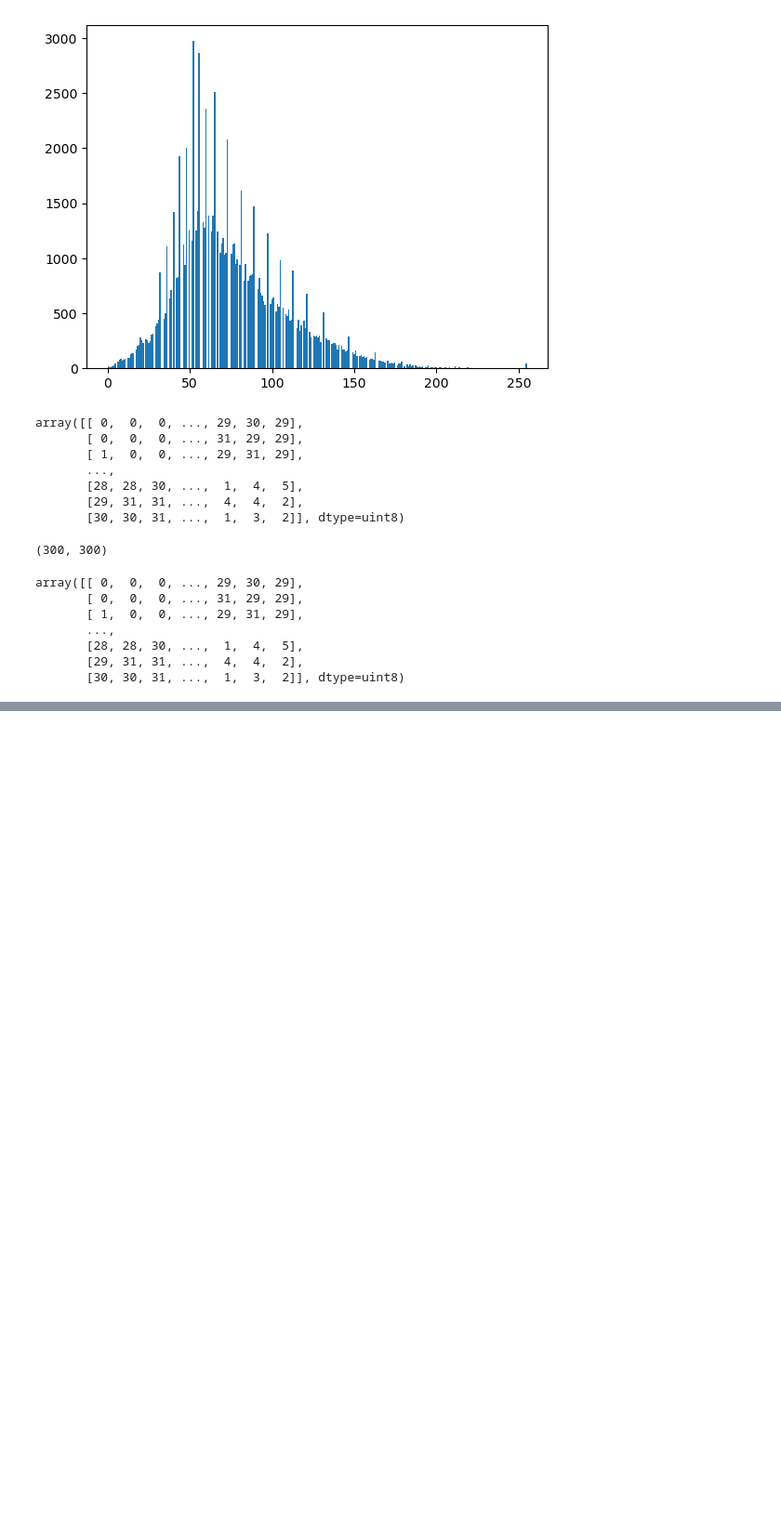
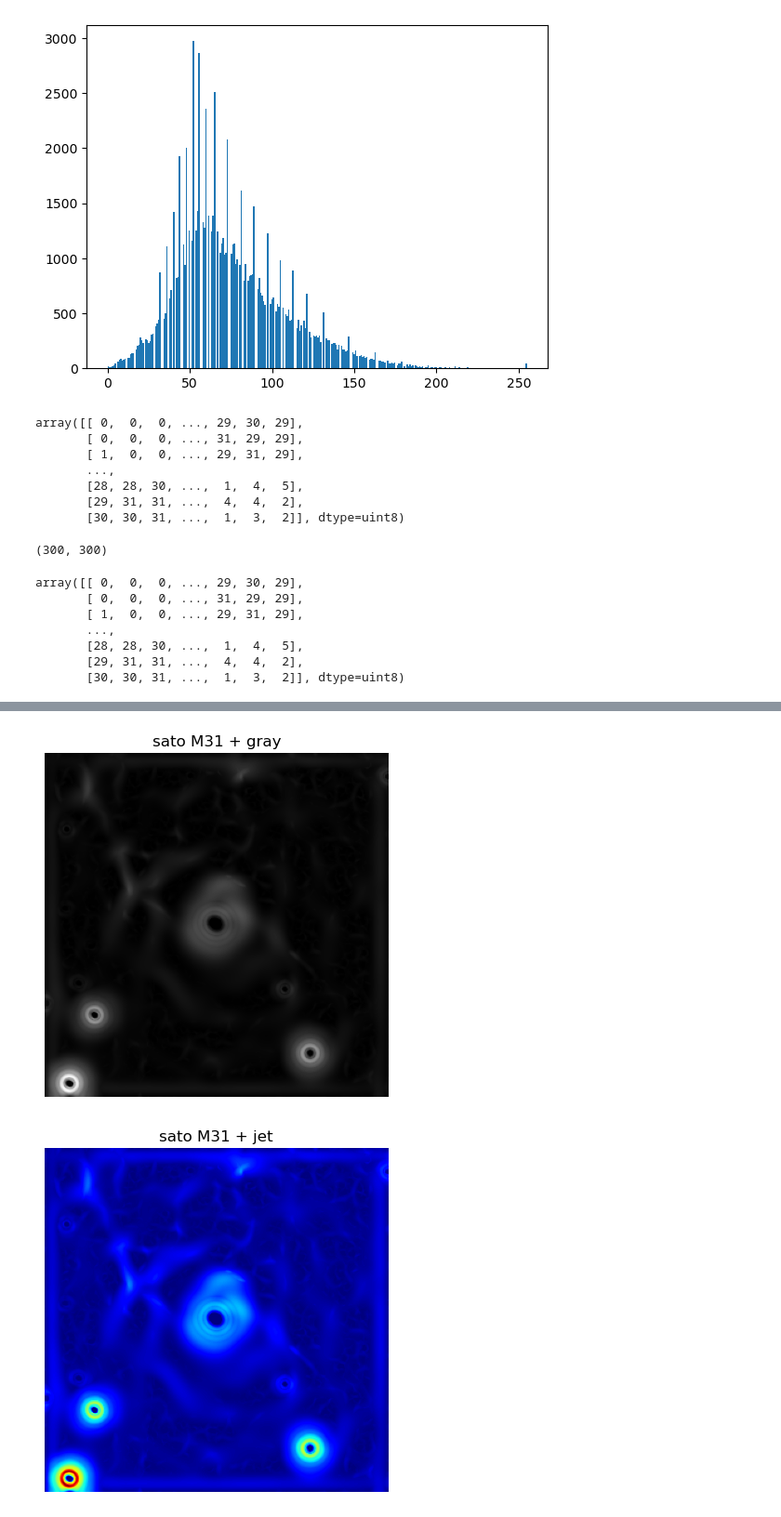
Before and after one commit to vinayak500/M31AstroProcessing, a Jupyter notebook: M31-analysis.ipynb, the cells around one changed output, grey strips where cells are left out. Shown at 93% size. Drawn from its saved outputs; the diff is of its cells as text; code cells hidden in the pictures; blank space fills up the shorter version.

```diff
--- a/M31-analysis.ipynb
+++ b/M31-analysis.ipynb
@@ -775,0 +837,9 @@ plt.show()
+# %%
+for colormap in SPECTRAL_LIST:
+    plt.imshow(sato_output , cmap=colormap , origin='lower')
+    plt.title(f'sato M31 + {colormap}')
+    plt.axis('off')
+    plt.show()
+# %% [output]
+[figure, added]
+[figure, added]
```
Also changed, not shown: parts of 82 cells of this notebook.
